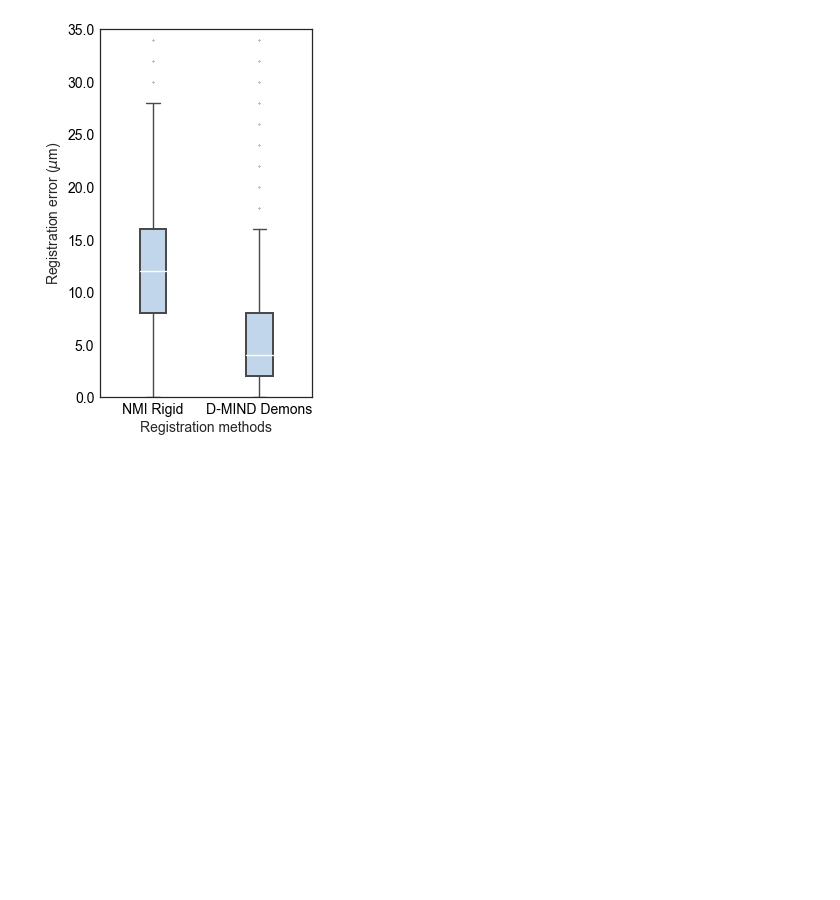
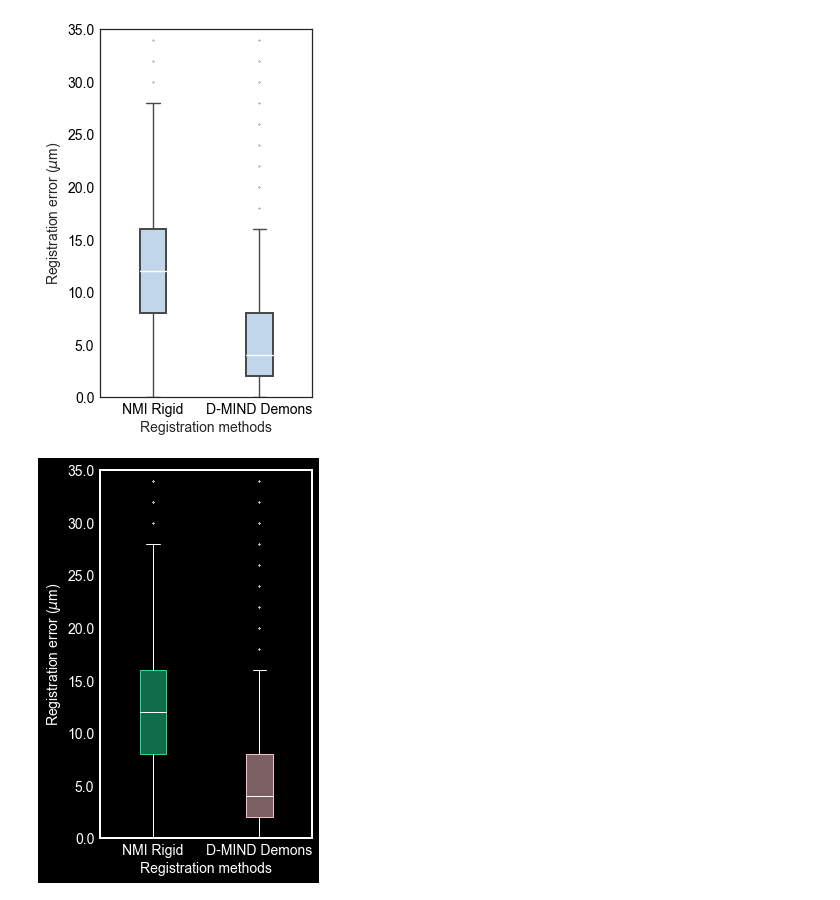
Before and after one commit to s-reaungamornrat/PyNotebook, a Jupyter notebook: 20170801_interpatient_registration_err.ipynb, the cells around one changed output. Cells and saved outputs as stored; diff of their text form; code cells hidden in the pictures; blank space fills up the shorter version.

```diff
--- a/20170801_interpatient_registration_err.ipynb
+++ b/20170801_interpatient_registration_err.ipynb
@@ -110,0 +174,10 @@ registration_error_boxplot(reg_error_df, mainfolder, ystep ,ymin, ymax, figw, fi
+# %%
+image_folder = 'C:/Users/Ja/Google Drive/mypaper/2018_SPIE/presentation/figure'
+ystep, ymin, ymax =0.005, 0.0, 0.035
+figw, figh = 4,6
+font_size = 14
+width = 0.25
+registration_error_black_boxplot(reg_error_df, image_folder, ystep ,ymin, ymax,
+                                 figw, figh,font_size, width)
+# %% [output]
+[figure, added]
```
Also changed, not shown: parts of 1 cell of this notebook, 4 other files.
